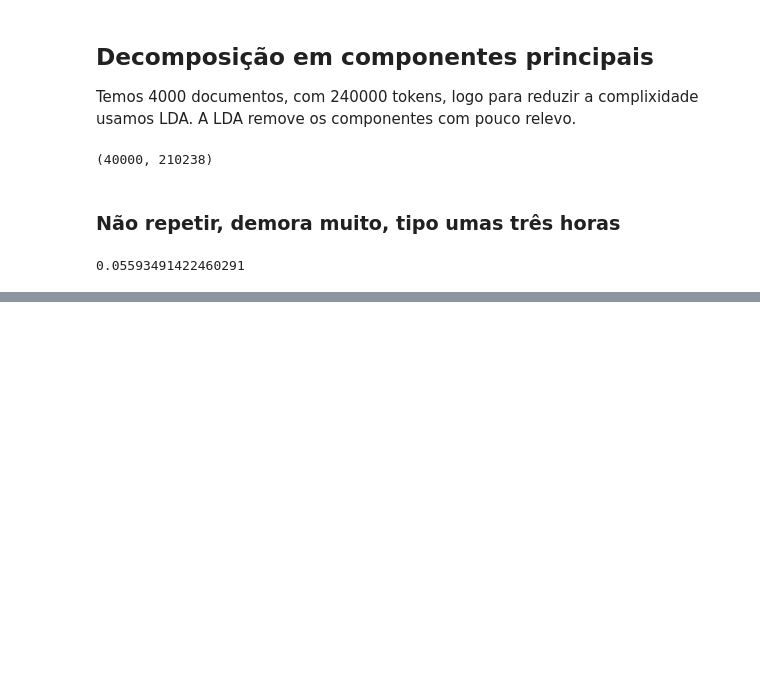
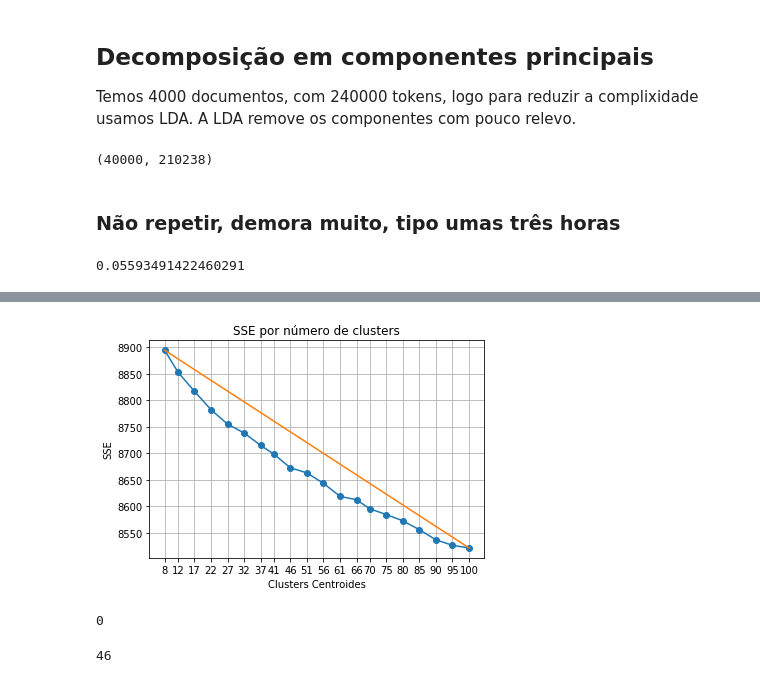
Before and after one commit to phenriques740/AA-TP, a Jupyter notebook: TP_45415_44105.ipynb, the cells around one changed output, grey strips where cells are left out. Drawn from its saved outputs; the diff is of its cells as text; code cells hidden in the pictures; blank space fills up the shorter version.

Commit message:
Update de Clustering
É possivel ver o clustering a funcionar. Implementar distancia ao centroide para calcular as cenas

```diff
--- a/TP_45415_44105.ipynb
+++ b/TP_45415_44105.ipynb
@@ -442,6 +480,7 @@ print(dl.scores_)
 # %%
 dl = LogisticRegressionCV(Cs=3, max_iter=1000, multi_class='auto', n_jobs=-1, penalty='l2', solver='saga',
-                     tol=0.001).fit(vector, y_boolean)
-print(dl.score(vector, y_boolean))
-print(dl.scores_)
+                     tol=0.001).fit(vec, y)
+print(dl.score(vec, y))
+for y, score in dl.scores_.items():
+    print(f'Class {y} \nScores\n{score}\n\n')
 # %% [output]
@@ -457,0 +508,9 @@ ValueError: X has 210238 features per sample; expecting 100
+# %%
+x_train,x_test, y_train, y_test = train_test_split(vec,y,test_size=1/4,shuffle=True)
+# %%
+km = KMeans(len(np.unique(y_train)) , init = 'k-means++', n_init = 10, tol = 0.0001, n_jobs = -1 , algorithm = 'full')
+
+print("Clustering sparse data with %s" % km)
+t0 =time.time()
+km.fit(x_train, y_train)
+print(f'Done at {time.strftime("%H:%M:%S", time.localtime())} took {time.time()-t0} seconds' )
@@ -457,0 +605,11 @@ ValueError: X has 210238 features per sample; expecting 100
+# %%
+min_k = len(np.unique(y))
+max_k = 100
+indx = np.linspace(min_k,max_k, num=20, dtype=np.uint8)
+sse = []
+
+for k in indx:
+    kmeans = KMeans(n_clusters = k)
+
+    sse.append(kmeans.fit(x_train).inertia_)
+    print (str(k) + ": "+ str(silhouette_score(x_train, kmeans.labels_, metric='euclidean')))
@@ -457,0 +637,12 @@ ValueError: X has 210238 features per sample; expecting 100
+# %%
+plt.plot(indx, sse, marker='o')
+plt.plot([min_k, max_k] , [wcss[0], sse[len(sse)-1]])
+
+
+plt.xlabel('Clusters Centroides')
+plt.xticks(indx)
+plt.ylabel('SSE')
+plt.title('SSE por número de clusters')
+plt.grid(True)
+# %% [output]
+[figure, added]
@@ -458,3 +664,17 @@ ValueError: X has 210238 features per sample; expecting 100
+# %%
+with open('dump_cluster.p ', 'wb') as f:
+    pickle.dump({
+        'indx' : indx,
+        'sse' : sse,
+        'distances' : distances,
+        'best_n' : best_n
+    })
+# %% [output]
+0
+# %%
+best_n
+# %% [output]
+46
 # %% [markdown]
 # Bibliografia
 
```
Also changed, not shown: parts of 30 cells of this notebook, 4 other files.
